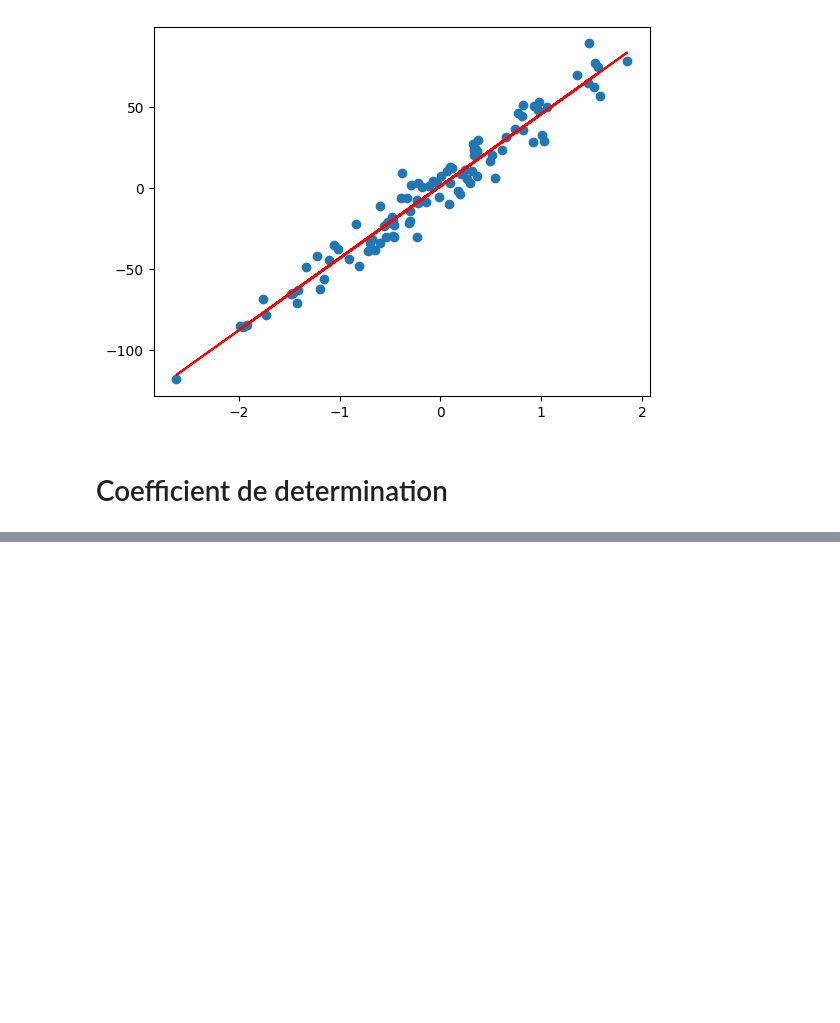
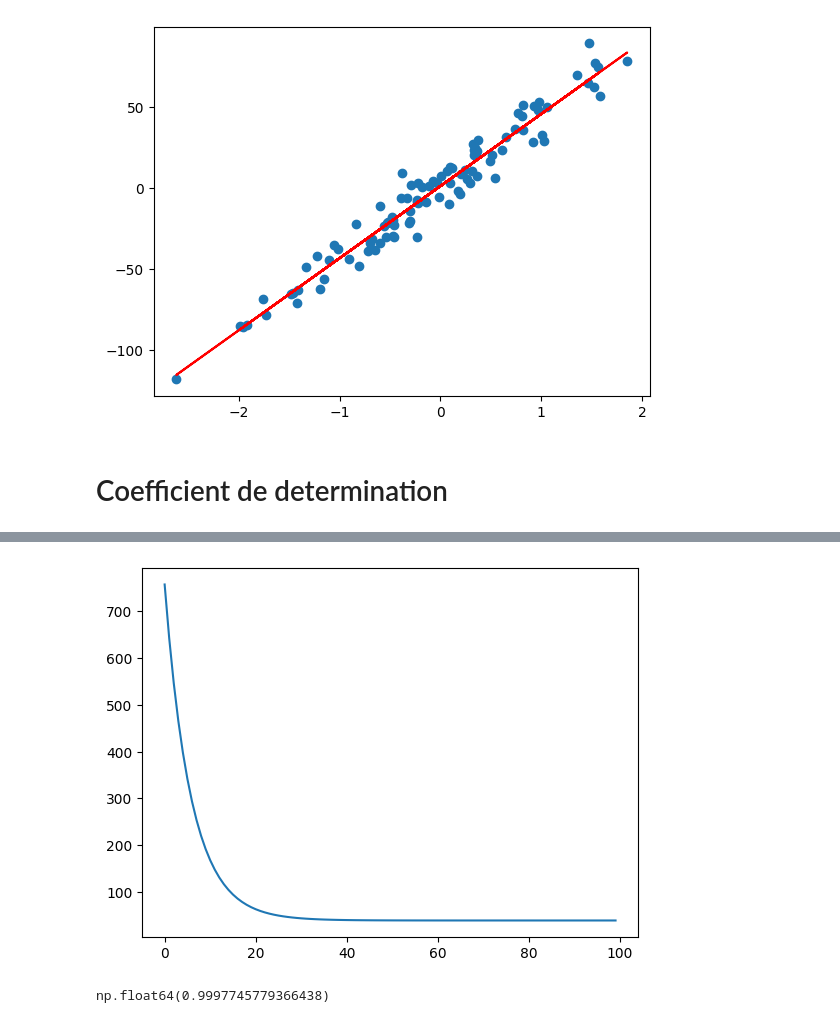
Before and after one commit to bakirmohammed1234/Machine_Learning, a Jupyter notebook: From_Scratch_Models_Implementations/LinearRegression/linearRegession1.ipynb, the cells around one changed output, grey strips where cells are left out. Cells and saved outputs as stored; diff of their text form; code cells hidden in the pictures; blank space fills up the shorter version.

Commit message:
implement linear regression in  a class

```diff
--- a/From_Scratch_Models_Implementations/LinearRegression/linearRegession1.ipynb
+++ b/From_Scratch_Models_Implementations/LinearRegression/linearRegession1.ipynb
@@ -132,0 +183,9 @@ np.float64(0.9999999999999984)
+# %%
+mode =  LinearRagression(0.1,100)
+# %%
+theta,cost_history=mode.fit(X,y)
+# %%
+plt.plot(cost_history)
+plt.show()
+# %% [output]
+[figure, added]
@@ -132,0 +194,4 @@ np.float64(0.9999999999999984)
+# %%
+coef_determination(y,predictions)
+# %% [output]
+np.float64(0.9997745779366438)
```
Also changed, not shown: parts of 4 cells of this notebook.
